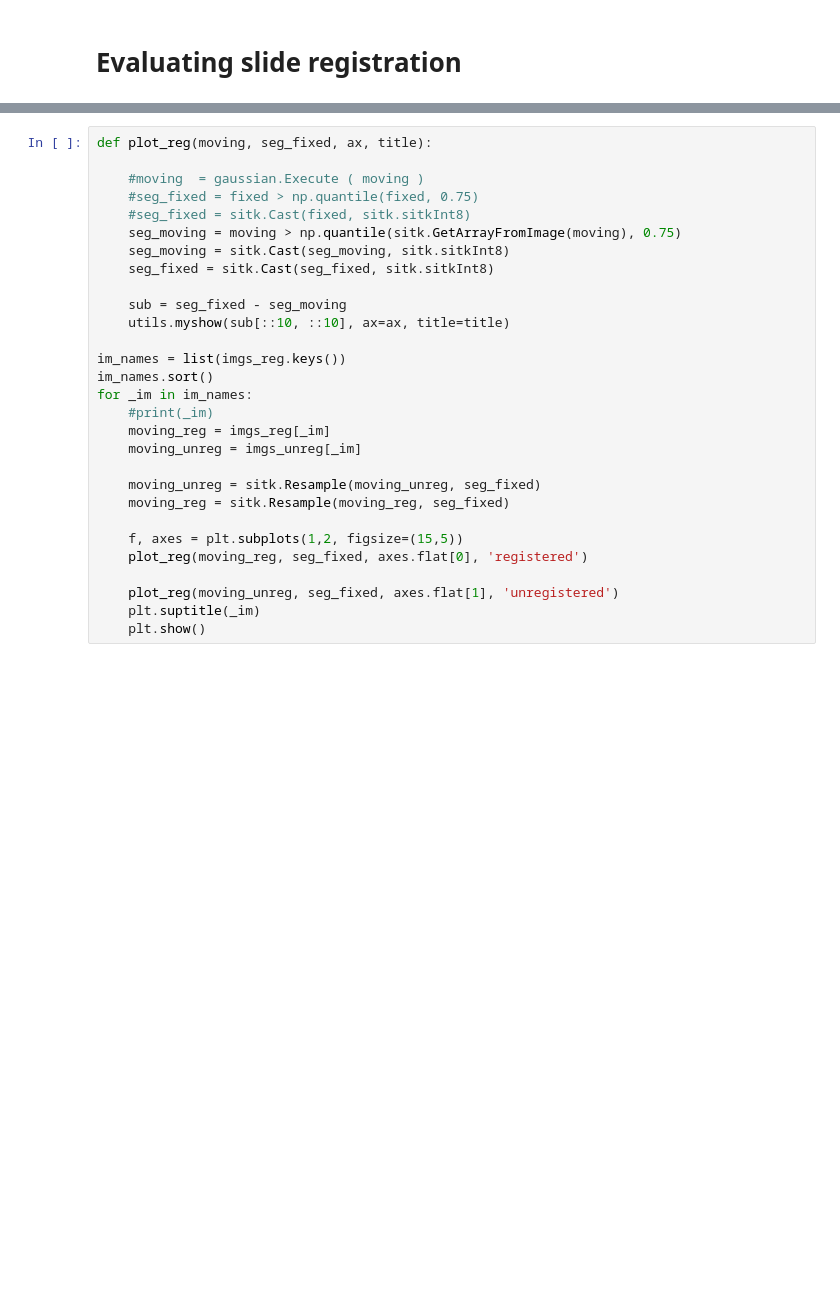
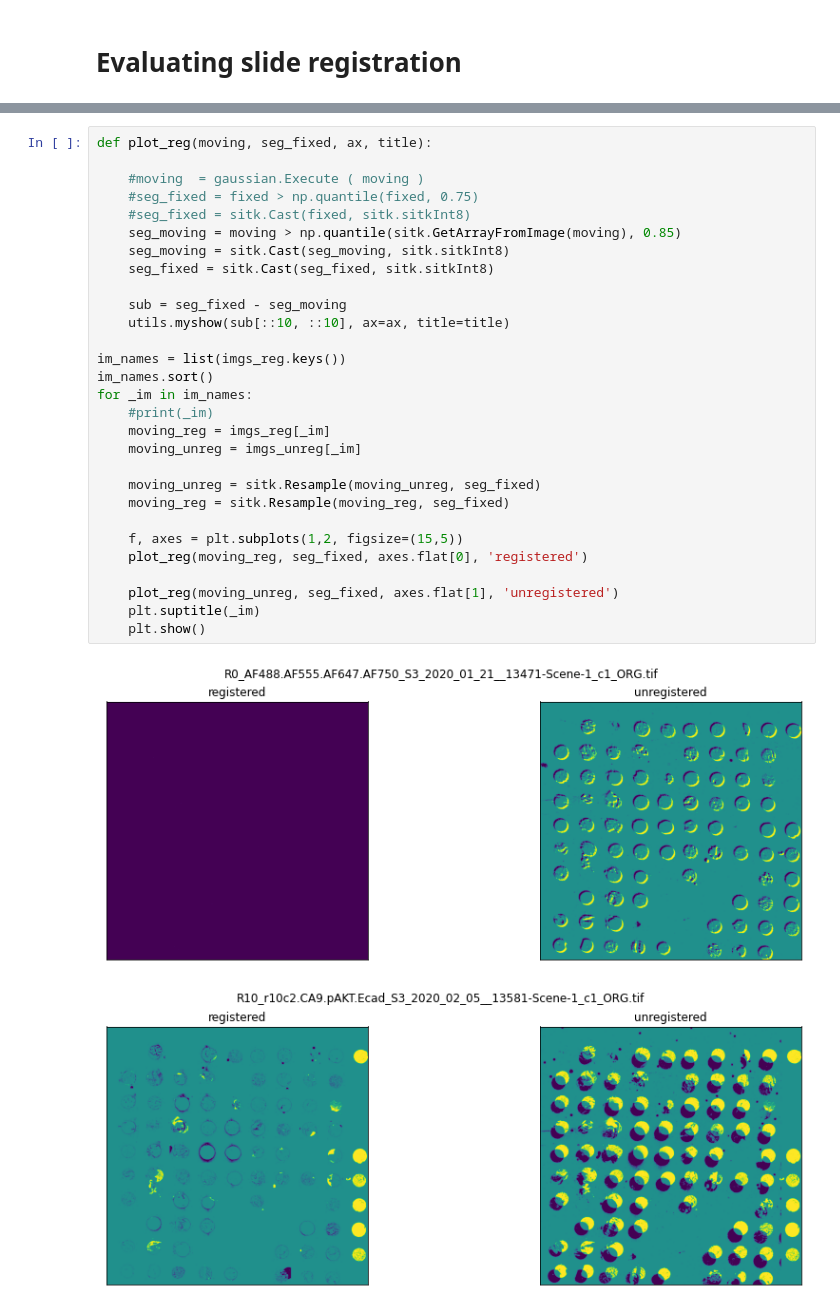
Before and after one commit to nathanieljevans/cyclicIF_registration, a Jupyter notebook: full_slide_registration_evaluation.ipynb, the cells around one changed output, grey strips where cells are left out. Cells and saved outputs as stored; diff of their text form; blank space fills up the shorter version.

```diff
--- a/full_slide_registration_evaluation.ipynb
+++ b/full_slide_registration_evaluation.ipynb
@@ -97,29 +95,32 @@ KeyError: 'R0_AF488.AF555.AF647.AF750_D1_2020_09_30__9123_c1_ORG.tif'
 # %%
 def plot_reg(moving, seg_fixed, ax, title):
 
     #moving  = gaussian.Execute ( moving )
     #seg_fixed = fixed > np.quantile(fixed, 0.75)
     #seg_fixed = sitk.Cast(fixed, sitk.sitkInt8)
-    seg_moving = moving > np.quantile(sitk.GetArrayFromImage(moving), 0.75)
+    seg_moving = moving > np.quantile(sitk.GetArrayFromImage(moving), 0.85)
     seg_moving = sitk.Cast(seg_moving, sitk.sitkInt8)
     seg_fixed = sitk.Cast(seg_fixed, sitk.sitkInt8)
 
     sub = seg_fixed - seg_moving
     utils.myshow(sub[::10, ::10], ax=ax, title=title)
 
 im_names = list(imgs_reg.keys())
 im_names.sort()
 for _im in im_names:
     #print(_im)
     moving_reg = imgs_reg[_im]
     moving_unreg = imgs_unreg[_im]
 
     moving_unreg = sitk.Resample(moving_unreg, seg_fixed)
     moving_reg = sitk.Resample(moving_reg, seg_fixed)
 
     f, axes = plt.subplots(1,2, figsize=(15,5))
     plot_reg(moving_reg, seg_fixed, axes.flat[0], 'registered')
 
     plot_reg(moving_unreg, seg_fixed, axes.flat[1], 'unregistered')
     plt.suptitle(_im)
     plt.show()
+# %% [output]
+[figure, added]
+[figure, added]
```
Also changed, not shown: parts of 8 cells of this notebook, 12 other files.
